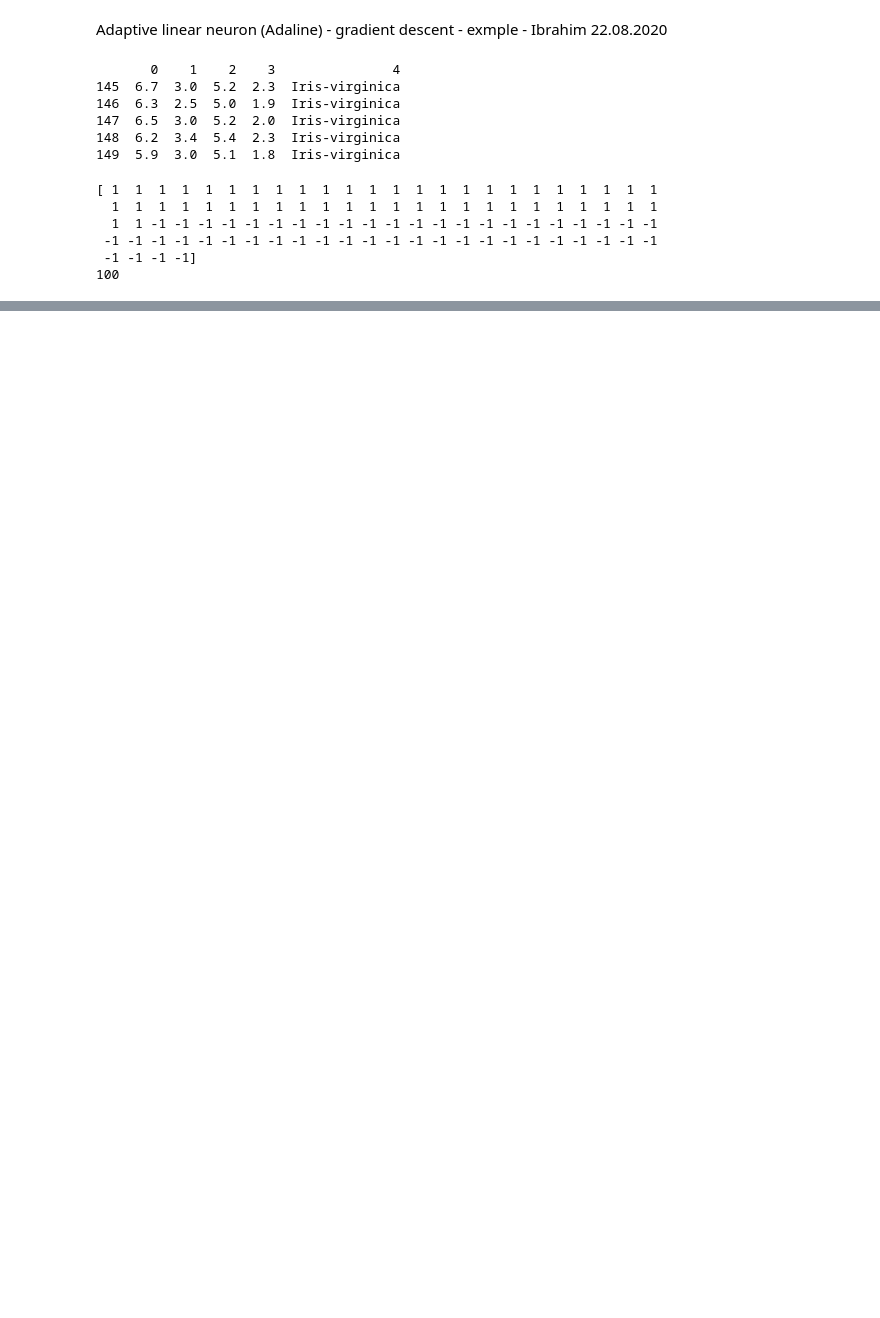
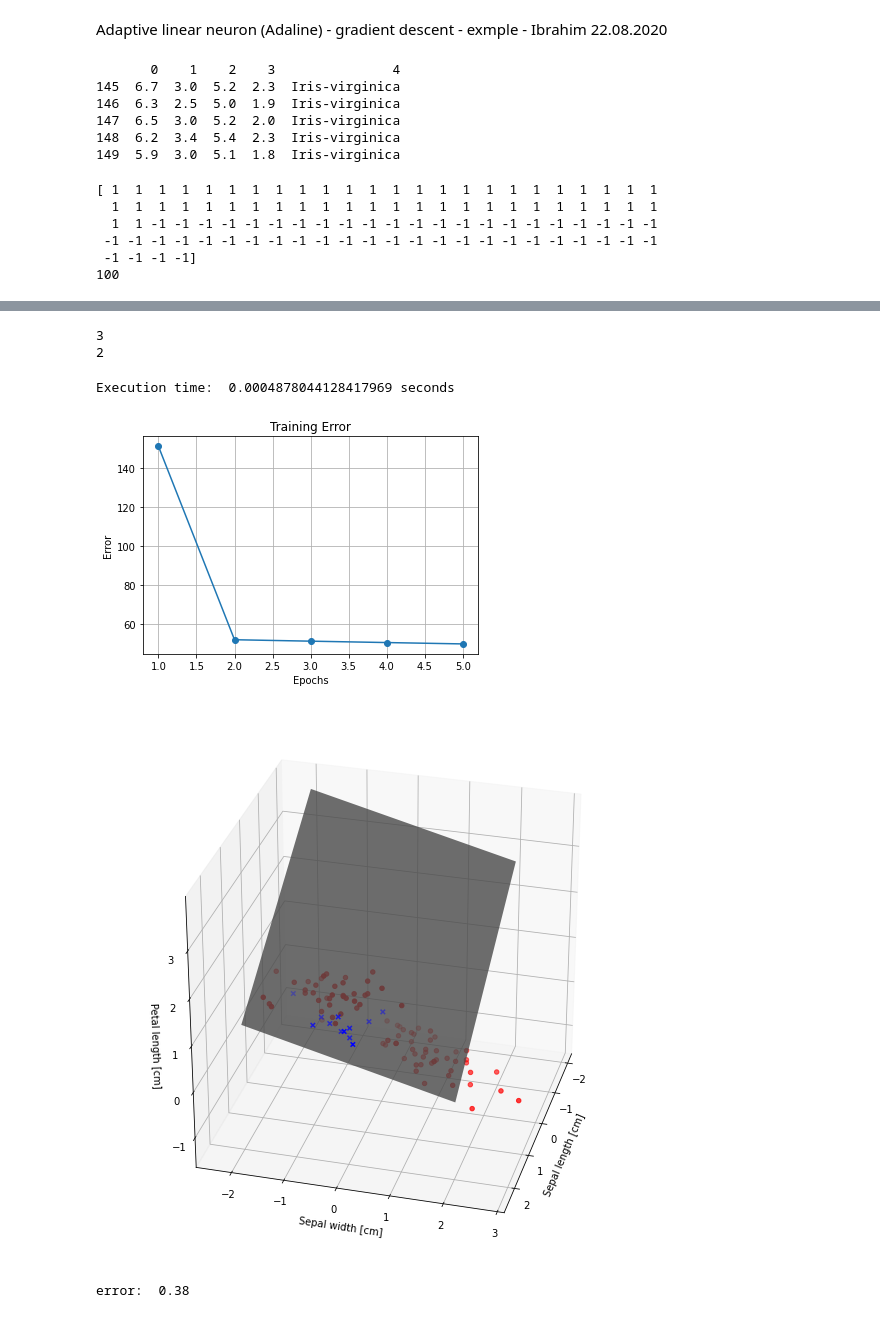
Before and after one commit to kevincoakley/DT8807, a Jupyter notebook: adaline_bgd_sgd_mbgd.ipynb, the cells around one changed output, grey strips where cells are left out. Saved outputs shown, nothing was run; the diff lists cells and outputs as text; code cells hidden in the pictures; blank space fills up the shorter version.

```diff
--- a/adaline_bgd_sgd_mbgd.ipynb
+++ b/adaline_bgd_sgd_mbgd.ipynb
@@ -195,0 +223,28 @@ error:  0.04
+# %%
+# extract first 100 class labels (50 iris-setosa and 50 iris-versicolor)
+xxx_orig = df.iloc[0:100, [0, 1, 2]].values
+
+xxx = (xxx_orig - xxx_orig.mean(axis=0)) / xxx_orig.std(axis=0)
+
+#print(xxx)
+print(xxx.shape[1])
+print(x.ndim)
+# %% [output]
+3
+2
+# %%
+# BGD
+model = adaline(epochs=5, eta=0.01)
+
+model.train(xxx, y, "BGD")
+predictions = model.predict(xxx)
+
+plot_training_error(model, predictions)
+plot_3d_predictions(xxx, model, predictions)
+
+calculate_error(predictions, y)
+# %% [output]
+Execution time:  0.0004878044128417969 seconds
+[figure, added]
+[figure, added]
+error:  0.38
```
Also changed, not shown: parts of 7 cells of this notebook.
